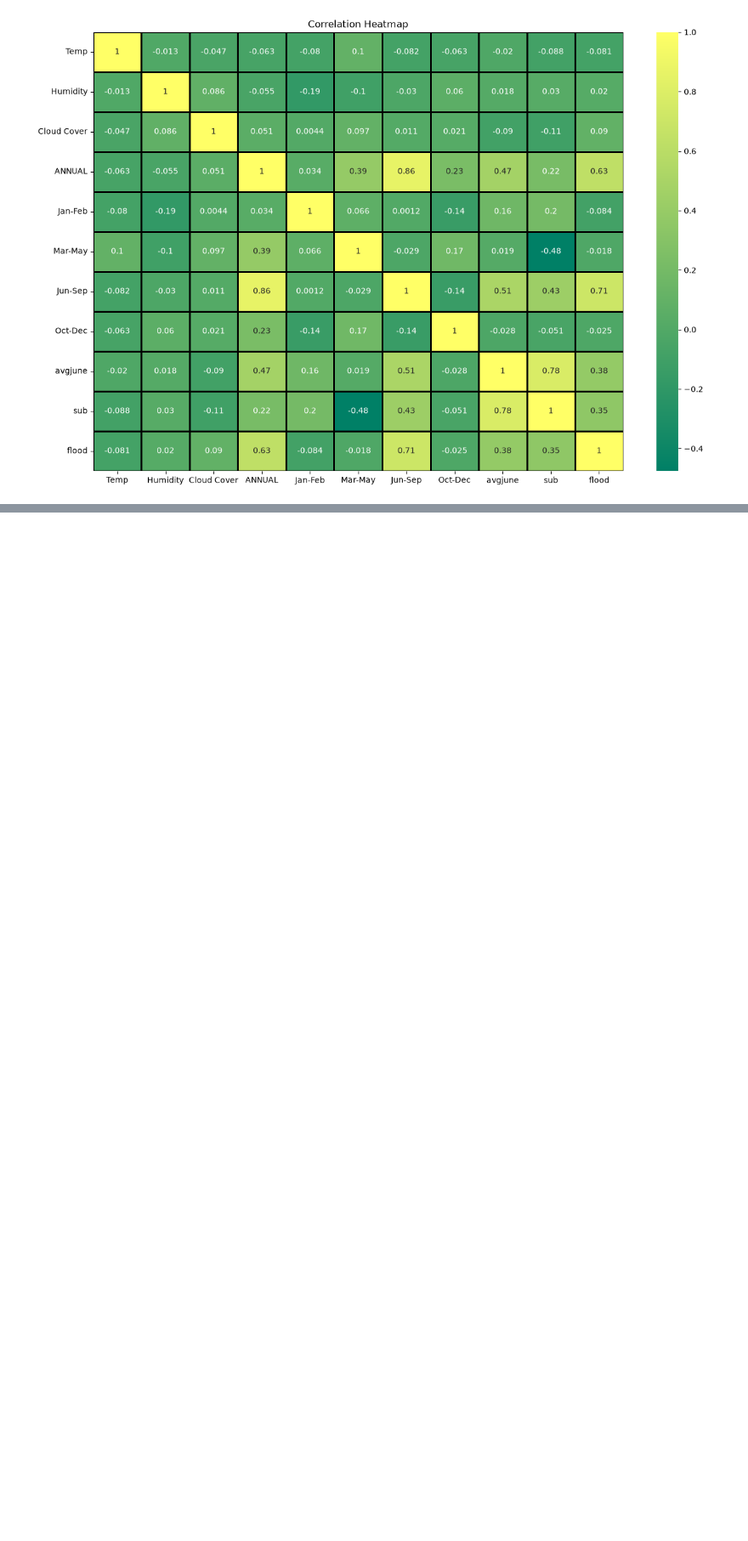
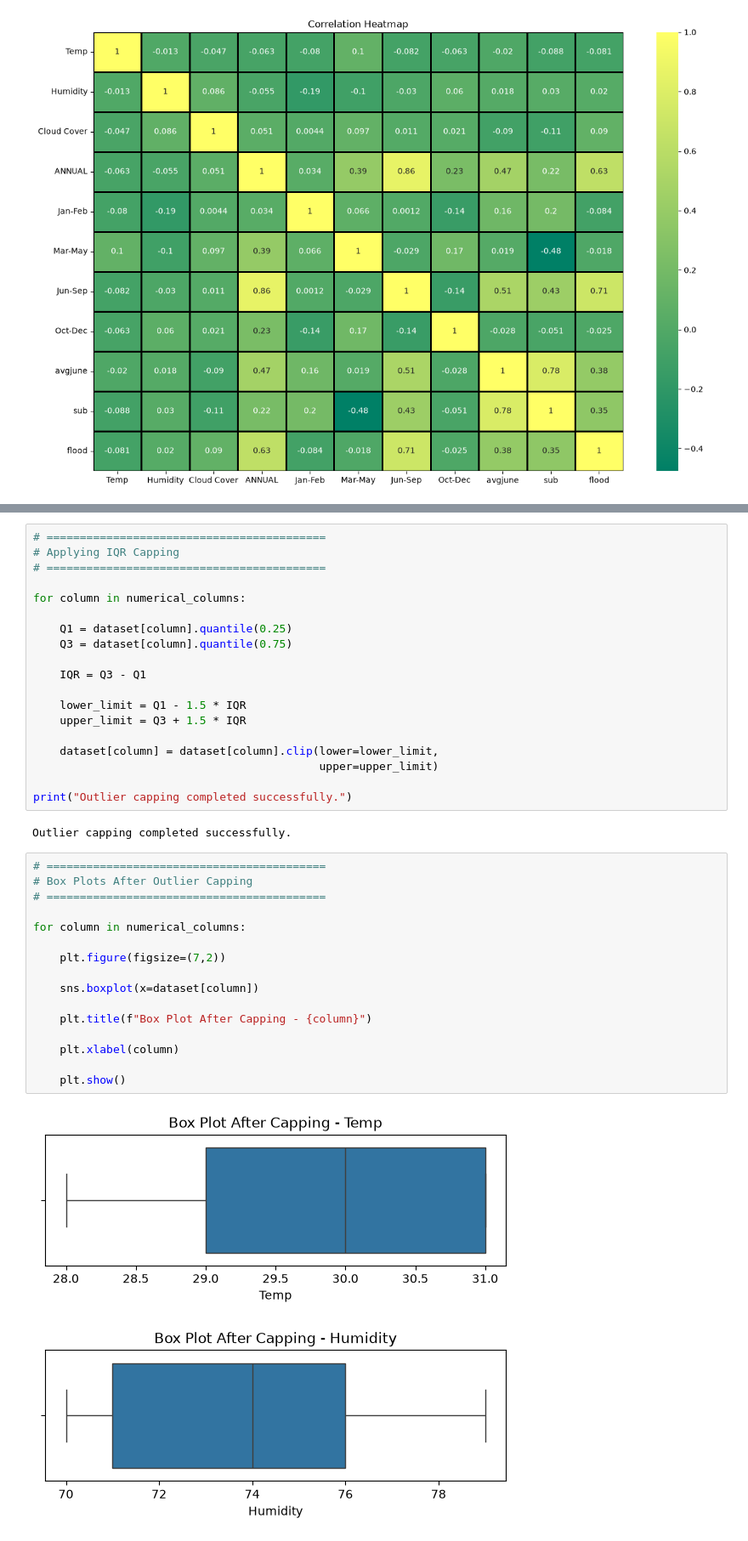
Before and after one commit to doprajnasai/Flood-Prediction-System, a Jupyter notebook: notebooks/Flood_Prediction.ipynb, the cells around one changed output, grey strips where cells are left out. Shown at 85% size. Saved outputs shown, nothing was run; the diff lists cells and outputs as text; blank space fills up the shorter version.

Commit message:
Phase 3: Completed outlier detection and IQR capping

```diff
--- a/notebooks/Flood_Prediction.ipynb
+++ b/notebooks/Flood_Prediction.ipynb
@@ -158,0 +256,40 @@ plt.show()
+# %%
+# ==========================================
+# Applying IQR Capping
+# ==========================================
+
+for column in numerical_columns:
+
+    Q1 = dataset[column].quantile(0.25)
+    Q3 = dataset[column].quantile(0.75)
+
+    IQR = Q3 - Q1
+
+    lower_limit = Q1 - 1.5 * IQR
+    upper_limit = Q3 + 1.5 * IQR
+
+    dataset[column] = dataset[column].clip(lower=lower_limit,
+                                           upper=upper_limit)
+
+print("Outlier capping completed successfully.")
+# %% [output]
+Outlier capping completed successfully.
+# %%
+# ==========================================
+# Box Plots After Outlier Capping
+# ==========================================
+
+for column in numerical_columns:
+
+    plt.figure(figsize=(7,2))
+
+    sns.boxplot(x=dataset[column])
+
+    plt.title(f"Box Plot After Capping - {column}")
+
+    plt.xlabel(column)
+
+    plt.show()
+# %% [output]
+[figure, added]
+[figure, added]
```
Also changed, not shown: parts of 7 cells of this notebook.
